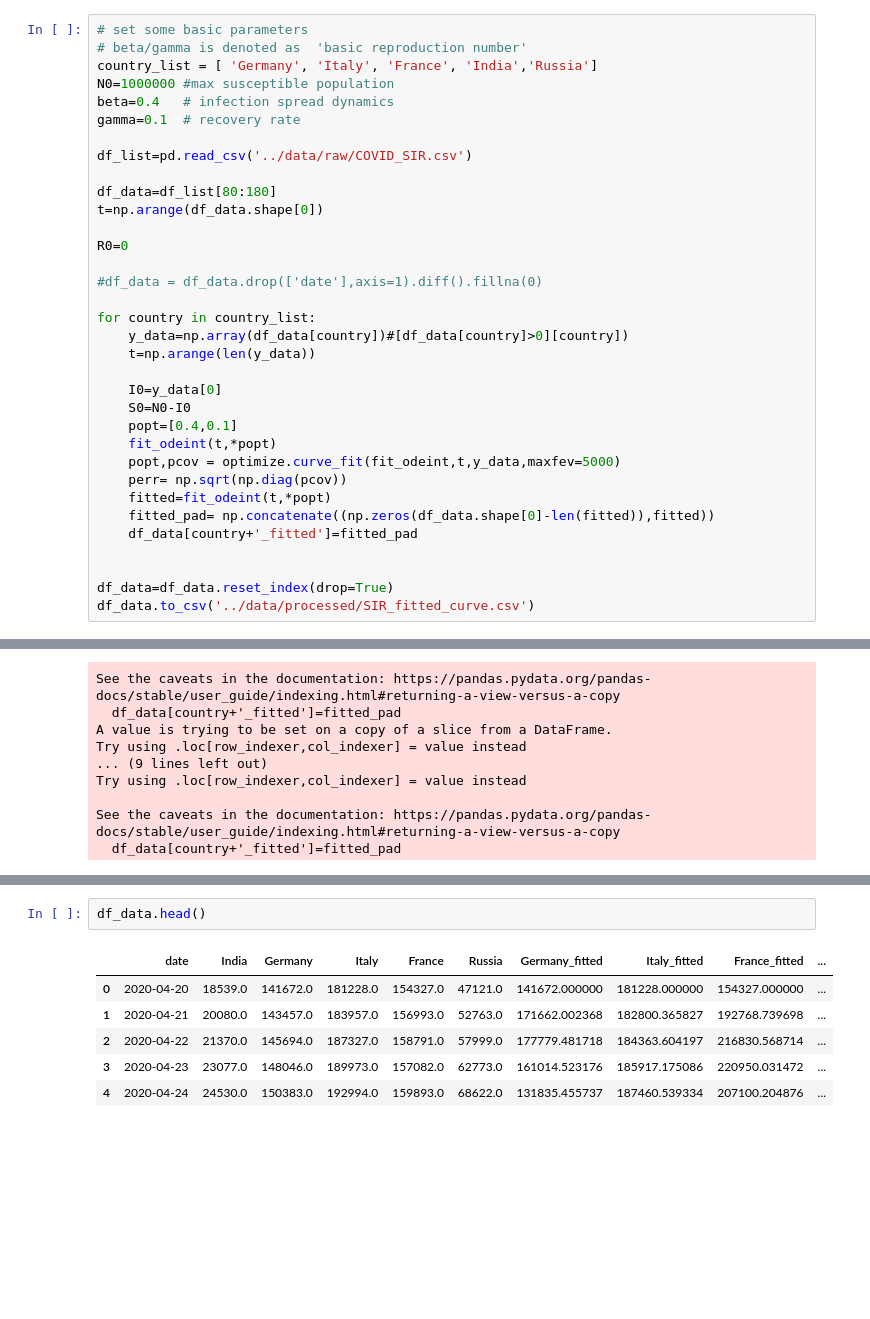
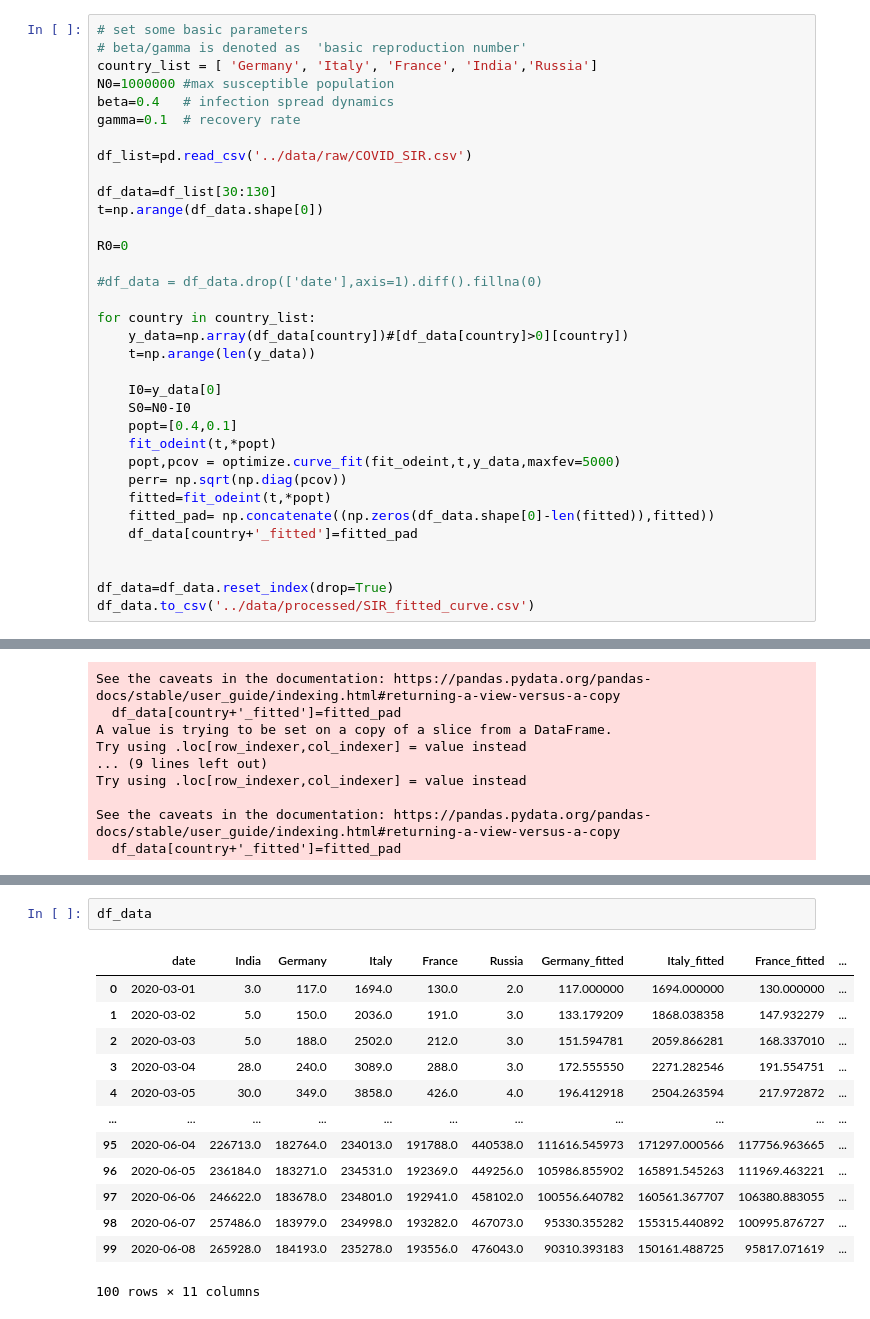
Before and after one commit to gulzars/COVID19, a Jupyter notebook: notebooks/SIR_modeling_2022-exercise.ipynb, the cells around one changed output, grey strips where cells are left out. Cells and saved outputs as stored; diff of their text form; blank space fills up the shorter version.

```diff
--- a/notebooks/SIR_modeling_2022-exercise.ipynb
+++ b/notebooks/SIR_modeling_2022-exercise.ipynb
@@ -234,7 +230,7 @@ gamma=0.1  # recovery rate
 
 df_list=pd.read_csv('../data/raw/COVID_SIR.csv')
 
-df_data=df_list[80:180]
+df_data=df_list[30:130]
 t=np.arange(df_data.shape[0])
 
 R0=0
@@ -335,9 +347,16 @@ ImportError: cannot import name 'dcc' from 'dash' (/Users/gulzar/opt/anaconda3/l
 # %%
-df_data.head()
+df_data
 # %% [output]
 |  | date | India | Germany | Italy | France | Russia | Germany_fitted | Italy_fitted | France_fitted | ... |
-| 0 | 2020-04-20 | 18539.0 | 141672.0 | 181228.0 | 154327.0 | 47121.0 | 141672.000000 | 181228.000000 | 154327.000000 | ... |
-| 1 | 2020-04-21 | 20080.0 | 143457.0 | 183957.0 | 156993.0 | 52763.0 | 171662.002368 | 182800.365827 | 192768.739698 | ... |
-| 2 | 2020-04-22 | 21370.0 | 145694.0 | 187327.0 | 158791.0 | 57999.0 | 177779.481718 | 184363.604197 | 216830.568714 | ... |
-| 3 | 2020-04-23 | 23077.0 | 148046.0 | 189973.0 | 157082.0 | 62773.0 | 161014.523176 | 185917.175086 | 220950.031472 | ... |
-| 4 | 2020-04-24 | 24530.0 | 150383.0 | 192994.0 | 159893.0 | 68622.0 | 131835.455737 | 187460.539334 | 207100.204876 | ... |
+| 0 | 2020-03-01 | 3.0 | 117.0 | 1694.0 | 130.0 | 2.0 | 117.000000 | 1694.000000 | 130.000000 | ... |
+| 1 | 2020-03-02 | 5.0 | 150.0 | 2036.0 | 191.0 | 3.0 | 133.179209 | 1868.038358 | 147.932279 | ... |
+| 2 | 2020-03-03 | 5.0 | 188.0 | 2502.0 | 212.0 | 3.0 | 151.594781 | 2059.866281 | 168.337010 | ... |
+| 3 | 2020-03-04 | 28.0 | 240.0 | 3089.0 | 288.0 | 3.0 | 172.555550 | 2271.282546 | 191.554751 | ... |
+| 4 | 2020-03-05 | 30.0 | 349.0 | 3858.0 | 426.0 | 4.0 | 196.412918 | 2504.263594 | 217.972872 | ... |
+| ... | ... | ... | ... | ... | ... | ... | ... | ... | ... | ... |
+| 95 | 2020-06-04 | 226713.0 | 182764.0 | 234013.0 | 191788.0 | 440538.0 | 111616.545973 | 171297.000566 | 117756.963665 | ... |
+| 96 | 2020-06-05 | 236184.0 | 183271.0 | 234531.0 | 192369.0 | 449256.0 | 105986.855902 | 165891.545263 | 111969.463221 | ... |
+| 97 | 2020-06-06 | 246622.0 | 183678.0 | 234801.0 | 192941.0 | 458102.0 | 100556.640782 | 160561.367707 | 106380.883055 | ... |
+| 98 | 2020-06-07 | 257486.0 | 183979.0 | 234998.0 | 193282.0 | 467073.0 | 95330.355282 | 155315.440892 | 100995.876727 | ... |
+| 99 | 2020-06-08 | 265928.0 | 184193.0 | 235278.0 | 193556.0 | 476043.0 | 90310.393183 | 150161.488725 | 95817.071619 | ... |
+100 rows × 11 columns
```
Also changed, not shown: parts of 7 cells of this notebook, 1 other file.
